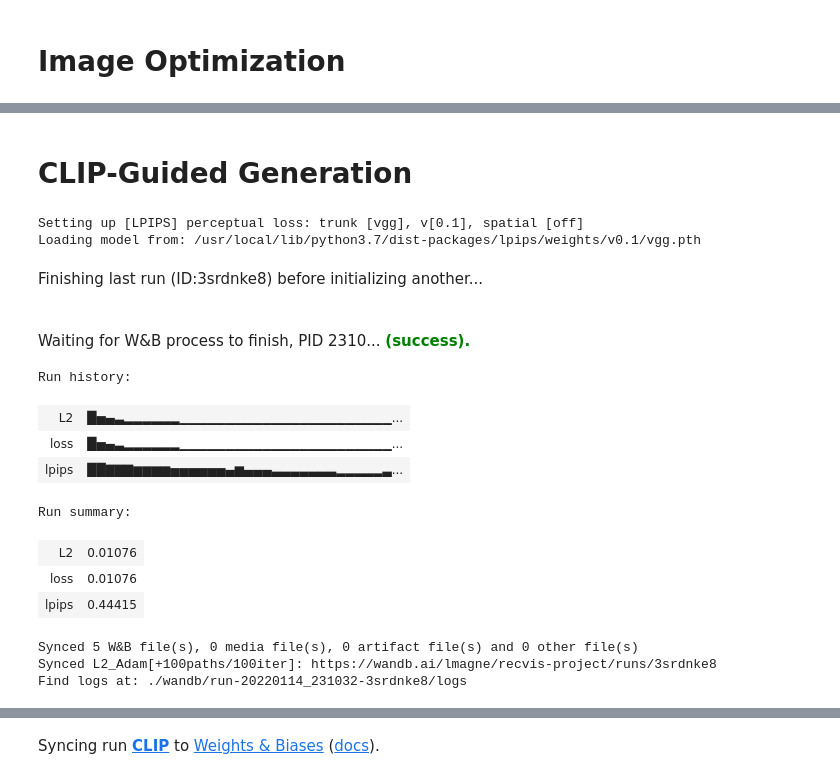
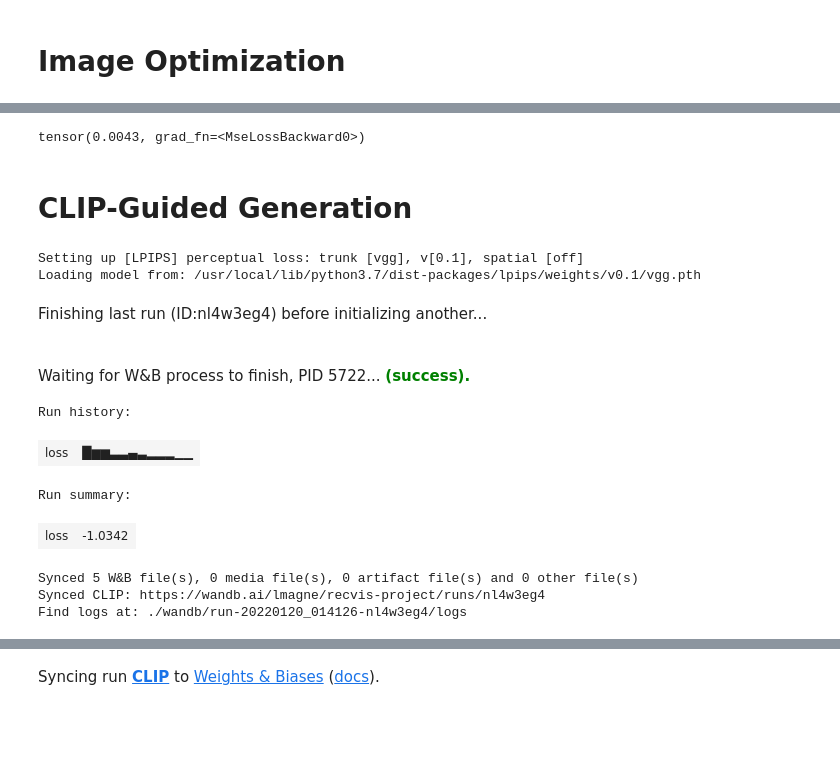
Before and after one commit to loicmagne/ddrawing, a Jupyter notebook: ddrawing.ipynb, the cells around one changed output, grey strips where cells are left out. Drawn from its saved outputs; the diff is of its cells as text; code cells hidden in the pictures; blank space fills up the shorter version.

```diff
--- a/ddrawing.ipynb
+++ b/ddrawing.ipynb
@@ -63,8 +65,8 @@ class DifferentiableDrawer():
         self.shapes = []
         self.shape_groups = []
         self.points_optim = optim([torch.tensor(0)], lr=1.)
-        self.color_optim = optim([torch.tensor(0)], lr=0.05)
-        self.width_optim = optim([torch.tensor(0)], lr=0.01)
+        self.color_optim = optim([torch.tensor(0)], lr=0.01)
+        self.width_optim = optim([torch.tensor(0)], lr=0.1)
         self.renderer = pydiffvg.RenderFunction.apply
 
     def add_shapes(self, n=256, shape="path", pts_range=(1,4)):
@@ -174,8 +176,8 @@ class DifferentiableDrawer():
 
         # Add parameters to optimizer
         points_new_optim = torch.optim.Adam(points_vars, lr=1.0)
-        color_new_optim = torch.optim.Adam(color_vars, lr=0.05)
-        width_new_optim = torch.optim.Adam(stroke_width_vars, lr=0.001)
+        color_new_optim = torch.optim.Adam(color_vars, lr=0.01)
+        width_new_optim = torch.optim.Adam(stroke_width_vars, lr=0.1)
         self.points_optim.param_groups += points_new_optim.param_groups
         self.color_optim.param_groups += color_new_optim.param_groups
         self.width_optim.param_groups += width_new_optim.param_groups
@@ -197,7 +199,7 @@ class DifferentiableDrawer():
                 group.fill_color.data.clamp_(0.0, 1.0)
         except AttributeError:
             for path in self.shapes:
-                path.stroke_width.data.clamp_(1.0, max_stroke_width)
+                path.stroke_width.data.clamp_(1.0, self.max_stroke_width)
             for group in self.shape_groups:
                 group.stroke_color.data.clamp_(0.0, 1.0)
 
@@ -232,7 +265,7 @@ class DifferentiableDrawer():
 # Image Optimization
 # %%
 # Parameters
-n_paths = 150
+n_paths = 256
 n_iter = 500
 max_stroke_width = 4
 gamma = 1.0
@@ -241,7 +274,7 @@ use_filled_path = False # Set True to use filled curves instead of simple path
 device = torch.device('cuda' if torch.cuda.is_available() else 'cpu')
 
 # Initialize target image
-target_img = np.array(Image.open("img1.png").convert('RGB').resize((320,180)))
+target_img = np.array(Image.open("img1.png").convert('RGB').resize((320,180))) # 320,180 300,200
 target = torch.from_numpy(target_img).to(torch.float32) / 255.0
 target = target.pow(gamma)
 target = target.to(device)
@@ -262,10 +295,11 @@ drawer = DifferentiableDrawer(
 # Add paths
 drawer.add_shapes(n_paths, shape="path", pts_range=(2,5))
 
-l2_criterion = torch.nn.MSELoss()
+l2_criterion = torch.nn.L1Loss()
 percep_criterion = lpips.LPIPS(net='vgg')
+feat_criterion = FeatureSimilarityCriterion(device, net='clip')
 
-NAME = "L2_Adam[+100paths/100iter]"
+NAME = "L1"
 wandb.init(
     project="recvis-project",
     name=NAME
@@ -273,13 +307,10 @@ wandb.init(
 
 with tqdm(range(n_iter)) as loop:
     for t in loop:
-        # Every 100 iterations, add some paths
-        if t in [200,400]:
-            drawer.add_shapes(100, shape="path", pts_range=(2,5))
-
         metrics = {
             'lpips': None,
             'L2': None,
+            'feat': None,
             'loss': None
         }
 
@@ -289,7 +320,8 @@ with tqdm(range(n_iter)) as loop:
         # Compute losses
         l2_loss = l2_criterion(img, target)
         lpips_loss = percep_criterion(img,target)
-        loss = l2_loss
+        # feat_loss = feat_criterion(img,target)
+        loss =  l2_loss
 
         loss.backward() # Backpropagate the gradients.
         drawer.step() # Take a gradient descent step.
@@ -297,6 +329,7 @@ with tqdm(range(n_iter)) as loop:
         # Record metrics
         with torch.no_grad():
             metrics['lpips'] = lpips_loss.item()
+            # metrics['feat'] = feat_loss.item()
             metrics['L2'] = l2_loss.item()
             metrics['loss'] = loss.item()
         loop.set_postfix(render_loss=loss.item())
@@ -322,20 +346,24 @@ Syncing run L2_Adam[+100paths/100iter] to Weights & Biases (docs).
+# %%
+l2 = torch.nn.MSELoss()
+print(l2(img, target))
+# %% [output]
+tensor(0.0043, grad_fn=<MseLossBackward0>)
 # %% [markdown]
 # CLIP-Guided Generation
 # %%
 # Parameters
-n_paths = 250
+n_paths = 256
 n_iter = 500
-max_stroke_width = 20
+max_stroke_width = 50.
 gamma = 1.0
 n_augment = 4 # Number of augmentation per round
-percep_loss = False # Set True to compare image features instead of L2 loss
 use_filled_path = False # Set True to use filled curves instead of simple path
 device = torch.device('cuda' if torch.cuda.is_available() else 'cpu')
 
 # Load CLIP and target
 model, preprocess = clip.load('ViT-B/32', device, jit=False)
 model.eval()
-target_txt = clip.tokenize("Watercolor snowy mountain").to(device)
+target_txt = clip.tokenize("Watercolor painting of an underwater submarine.").to(device)
 with torch.no_grad():
     target_features = model.encode_text(target_txt)
 canvas_width, canvas_height = 224, 224
@@ -361,47 +389,43 @@ drawer = DifferentiableDrawer(
 )
 
 # Add paths
-drawer.add_shapes(n_paths, shape="path", pts_range=(2,5))
+drawer.add_shapes(n_paths, shape="path", pts_range=(1,3))
 
 l2_criterion = torch.nn.MSELoss()
 percep_criterion = lpips.LPIPS(net='vgg')
 
 NAME = "CLIP"
 wandb.init(
     project="recvis-project",
     name=NAME
 )
 
 with tqdm(range(n_iter)) as loop:
     for t in loop:
         drawer.zero_grad() # Zero grad
         img = drawer.render(t) # Forward pass: render the image.
 
         # Compute losses
         loss = 0
         imgs = torch.cat([augmentation_transforms(img) for i in range(n_augment)])
         imgs_features = model.encode_image(imgs)
         for i in range(n_augment):
             loss -= torch.cosine_similarity(target_features, imgs_features[i:i+1], dim=1)
 
         loss.backward() # Backpropagate the gradients.
         drawer.step() # Take a gradient descent step.
 
         loop.set_postfix(render_loss=loss.item())
         wandb.log({'loss': loss.item()})
 # %% [output]
 Setting up [LPIPS] perceptual loss: trunk [vgg], v[0.1], spatial [off]
 Loading model from: /usr/local/lib/python3.7/dist-packages/lpips/weights/v0.1/vgg.pth
-Finishing last run (ID:3srdnke8) before initializing another...
+Finishing last run (ID:nl4w3eg4) before initializing another...
-Waiting for W&B process to finish, PID 2310... (success).
+Waiting for W&B process to finish, PID 5722... (success).
 Run history:
-| L2 | █▅▄▃▂▂▂▂▂▂▁▁▁▁▁▁▁▁▁▁▁▁▁▁▁▁▁▁▁▁▁▁▁... |
-| loss | █▅▄▃▂▂▂▂▂▂▁▁▁▁▁▁▁▁▁▁▁▁▁▁▁▁▁▁▁▁▁▁▁... |
-| lpips | ██▇▇▇▆▆▆▆▅▅▅▅▅▅▄▆▄▄▄▃▃▃▃▃▃▃▂▂▂▂▂▃... |
+| loss | █▆▆▃▃▄▃▂▂▂▁▁ |
 Run summary:
-| L2 | 0.01076 |
-| loss | 0.01076 |
-| lpips | 0.44415 |
+| loss | -1.0342 |
 Synced 5 W&B file(s), 0 media file(s), 0 artifact file(s) and 0 other file(s)
-Synced L2_Adam[+100paths/100iter]: https://wandb.ai/lmagne/recvis-project/runs/3srdnke8
-Find logs at: ./wandb/run-20220114_231032-3srdnke8/logs
+Synced CLIP: https://wandb.ai/lmagne/recvis-project/runs/nl4w3eg4
+Find logs at: ./wandb/run-20220120_014126-nl4w3eg4/logs
```
Also changed, not shown: parts of 8 cells of this notebook.
